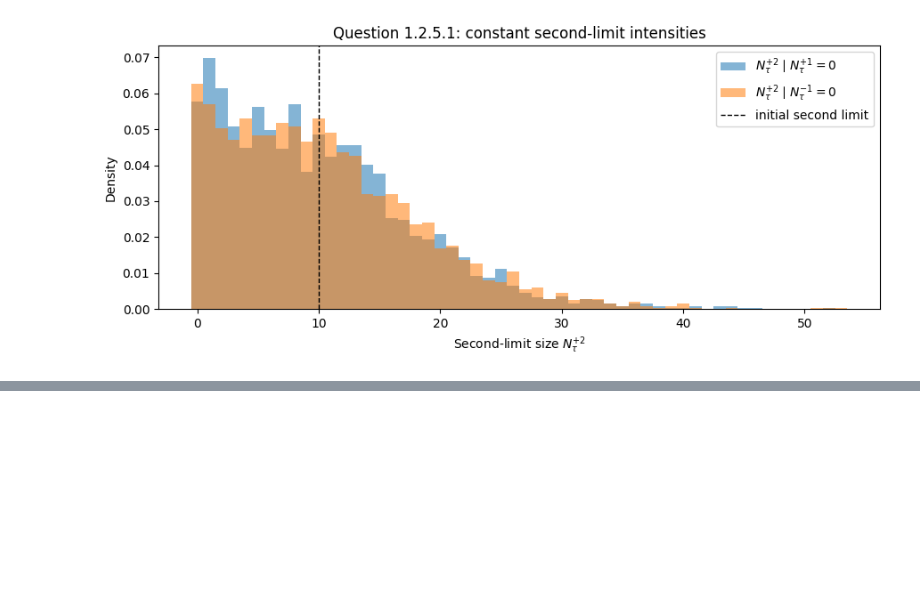
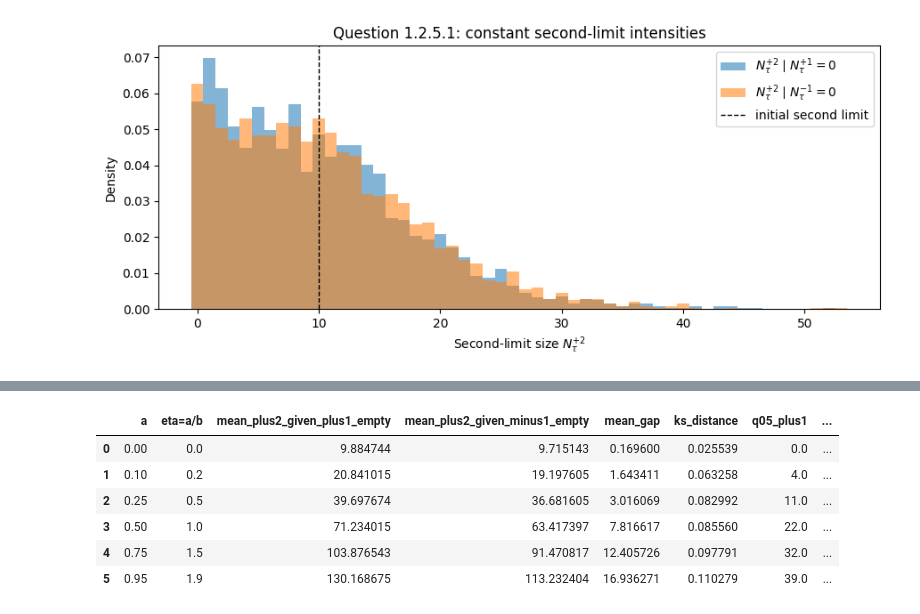
Before and after one commit to mynick12/carnet-d-ordres, a Jupyter notebook: QR2LIM.ipynb, the cells around one changed output, grey strips where cells are left out. Cells and saved outputs as stored; diff of their text form; code cells hidden in the pictures; blank space fills up the shorter version.

```diff
--- a/QR2LIM.ipynb
+++ b/QR2LIM.ipynb
@@ -171,0 +444,11 @@ plt.show()
+# %%
+sensitivity_df = pd.DataFrame(summary_rows)
+sensitivity_df
+# %% [output]
+|  | a | eta=a/b | mean_plus2_given_plus1_empty | mean_plus2_given_minus1_empty | mean_gap | ks_distance | q05_plus1 | ... |
+| 0 | 0.00 | 0.0 | 9.884744 | 9.715143 | 0.169600 | 0.025539 | 0.0 | ... |
+| 1 | 0.10 | 0.2 | 20.841015 | 19.197605 | 1.643411 | 0.063258 | 4.0 | ... |
+| 2 | 0.25 | 0.5 | 39.697674 | 36.681605 | 3.016069 | 0.082992 | 11.0 | ... |
+| 3 | 0.50 | 1.0 | 71.234015 | 63.417397 | 7.816617 | 0.085560 | 22.0 | ... |
+| 4 | 0.75 | 1.5 | 103.876543 | 91.470817 | 12.405726 | 0.097791 | 32.0 | ... |
+| 5 | 0.95 | 1.9 | 130.168675 | 113.232404 | 16.936271 | 0.110279 | 39.0 | ... |
```
Also changed, not shown: parts of 19 cells of this notebook, 2 other files.
